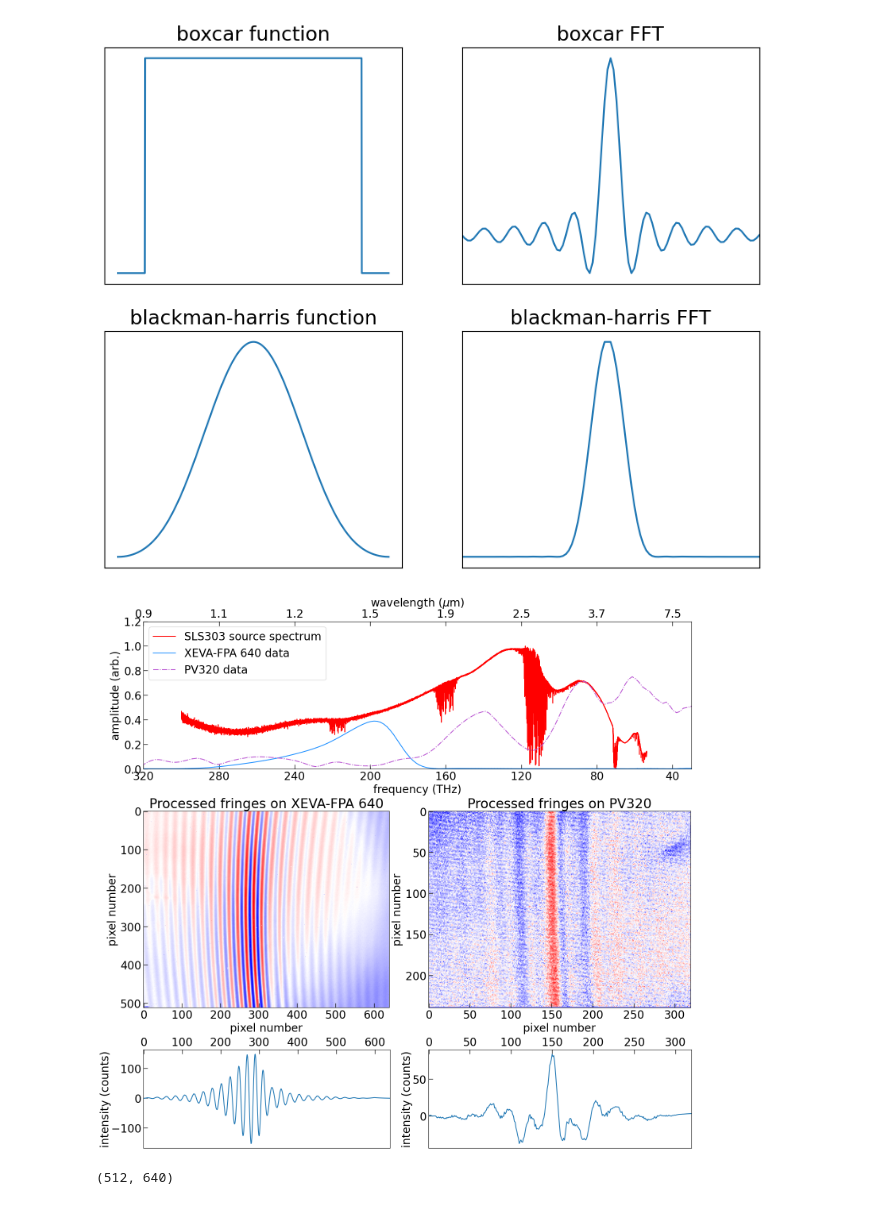
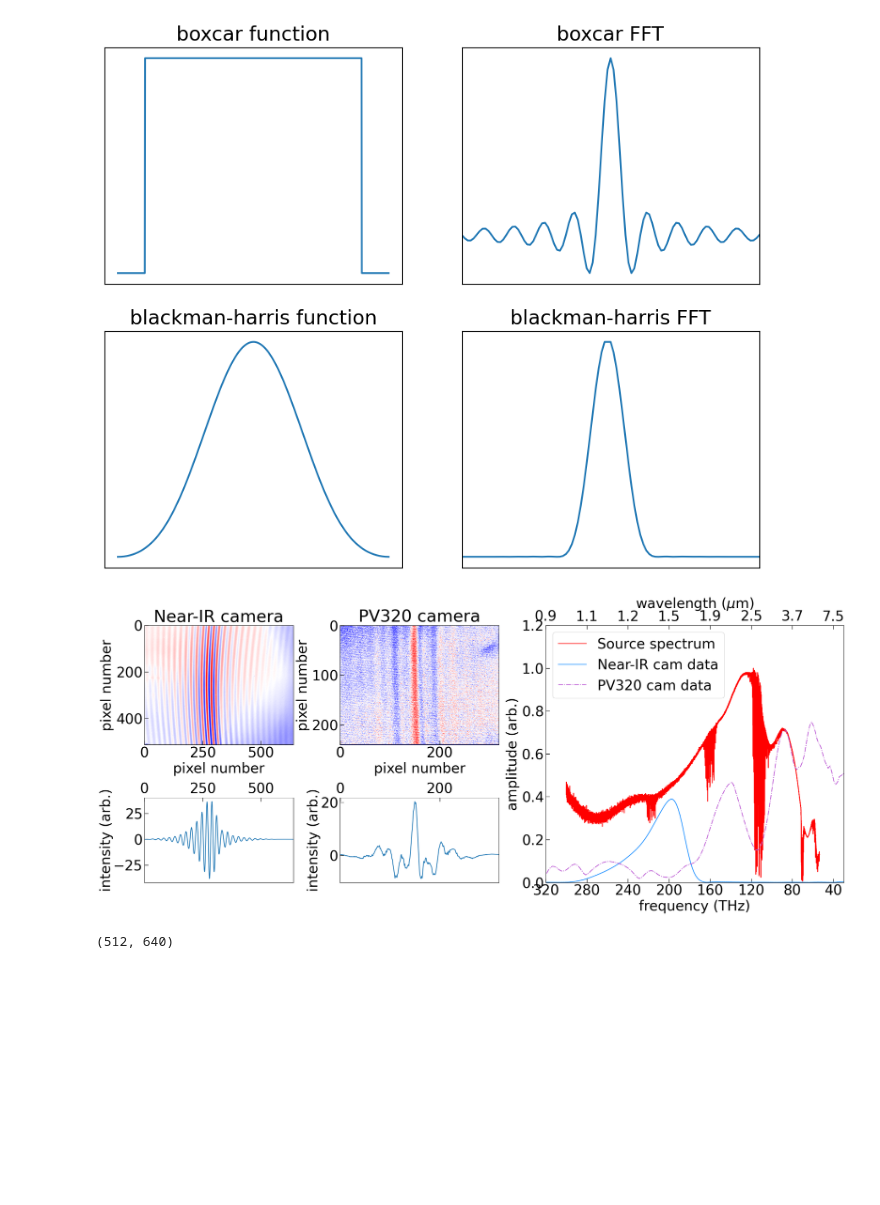
Before and after one commit to Jammi-Dodgers/THz-interferometry, a Jupyter notebook: interferogram_anaylsis_jamie_43_OLD.ipynb, the cells around one changed output. Saved outputs shown, nothing was run; the diff lists cells and outputs as text; code cells hidden in the pictures; blank space fills up the shorter version.

Commit message:
making graphs for report

```diff
--- a/interferogram_anaylsis_jamie_43_OLD.ipynb
+++ b/interferogram_anaylsis_jamie_43_OLD.ipynb
@@ -545,71 +545,70 @@ to_plot_xeva_1d = apodization(to_plot_xeva_1d, xeva_maximum, function= ["high_pa
 
 frequency_limits = [30,320] #THz
 
-axs_mosaic = [["e)", "e)"],
-              ["a)", "b)"],
-              ["c)", "d)"]]
+axs_mosaic = [["a)", "b)","e)"],
+              ["c)", "d)","e)"]]
 
 purple_aspect_ratio = to_plot_purple.shape[1] /to_plot_purple.shape[0]
 xeva_aspect_ratio = to_plot_xeva.shape[1] /to_plot_xeva.shape[0]
 
 
-plt.rcParams.update({'font.size':20})
-fig, axs = plt.subplot_mosaic(axs_mosaic, figsize= (15,14), width_ratios= [xeva_aspect_ratio, purple_aspect_ratio], height_ratios= [1.5, 2, 1])
+plt.rcParams.update({'font.size':28})
+fig, axs = plt.subplot_mosaic(axs_mosaic, figsize= (21,9), width_ratios= [xeva_aspect_ratio, purple_aspect_ratio, 2.5], height_ratios= [2, 1])
 
 [ax.tick_params(direction= "in", length= 8, width= 1) for ax in axs.values()] #dictionary comprehention! Applies the function to every axis apart from secax.
 #[ax.set_title(label, loc='left') for label, ax in axs.items()] #Each `item` in a dictionary has a pair of `keys` and `values`. dict= {item1, item2, item3}. item1 = key1: value1
 [ax.set_anchor("NW") for ax in axs.values()]
 
 axs["a)"].imshow(to_plot_xeva, cmap='bwr')
-axs["a)"].set(xlabel= "pixel number", ylabel= "pixel number", title= "Processed fringes on XEVA-FPA 640")
+axs["a)"].set(xlabel= "pixel number", ylabel= "pixel number", title= "Near-IR camera")
 
 axs["c)"].plot(to_plot_xeva_1d)
 axs["c)"].sharex(axs["a)"])
 axs["c)"].tick_params(bottom= False, labelbottom= False, top= True, labeltop= True)
-axs["c)"].set_ylabel("intensity (counts)", labelpad= 0)
+axs["c)"].set_ylabel("intensity (arb.)", labelpad= 0)
 
 axs["b)"].imshow(to_plot_purple, cmap='bwr')
-axs["b)"].set(xlabel= "pixel number", ylabel= "pixel number", title= "Processed fringes on PV320")
+axs["b)"].set(xlabel= "pixel number", ylabel= "pixel number", title= "PV320 camera")
 
 axs["d)"].plot(to_plot_purple_1d)
 axs["d)"].sharex(axs["b)"])
 axs["d)"].tick_params(bottom= False, labelbottom= False, top= True, labeltop= True)
-axs["d)"].set_ylabel("intensity (counts)", labelpad= 0)
+axs["d)"].set_ylabel("intensity (arb.)", labelpad= 0)
 
 axs["e)"].plot(big_data[:,0],
                 big_data[:,1],
-                label = "SLS303 source spectrum",
+                label = "Source spectrum",
                 color = "red")
 axs["e)"].plot(to_plot_xeva_freqs,
                 to_plot_xeva_amps *0.7,
-                label = "XEVA-FPA 640 data",
+                label = "Near-IR cam data",
                 color = "dodgerblue",
                 linestyle = "-",
                 marker= ",")
 axs["e)"].plot(to_plot_purple_freqs,
                 to_plot_purple_amps,
-                label = "PV320 data",
+                label = "PV320 cam data",
                 color = "mediumorchid",
                 linestyle = "-.",
                 marker= ",")
 
 ###customise axis
 secax = axs["e)"].secondary_xaxis('top', functions=(recip, recip))
 
 axs["e)"].set_xlabel('frequency (THz)')
 axs["e)"].set_xticks([40,80,120,160,200,240,280,320])
 secax.set_xlabel('wavelength ($\mu$m)')
 secax.set_xticks(recip(np.array([40,80,120,160,200,240,280,320])))
 secax.xaxis.set_major_formatter(FuncFormatter(format_ticks))
 secax.tick_params(direction= "in", length= 8, width= 1) #secax in not a part of the axs dictionary so it didn't get the memo.
 
 axs["e)"].set(ylabel= 'amplitude (arb.)', ylim= (0,1.2), xlim= frequency_limits[::-1])
 axs["e)"].legend(loc= "upper left")
 
 plt.tight_layout(pad= 0.2)
 plt.show()
 # %% [output]
-[figure, old version]
+[figure, new version]
 # %%
 to_plot_xeva.shape
 # %% [output]
```
Also changed, not shown: 11 other files.
